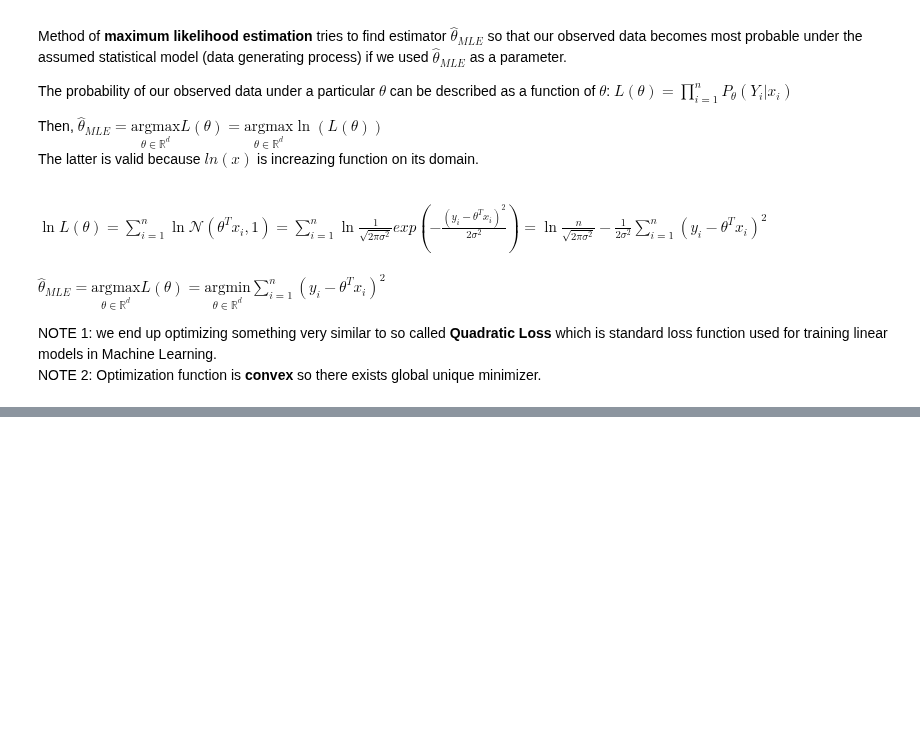
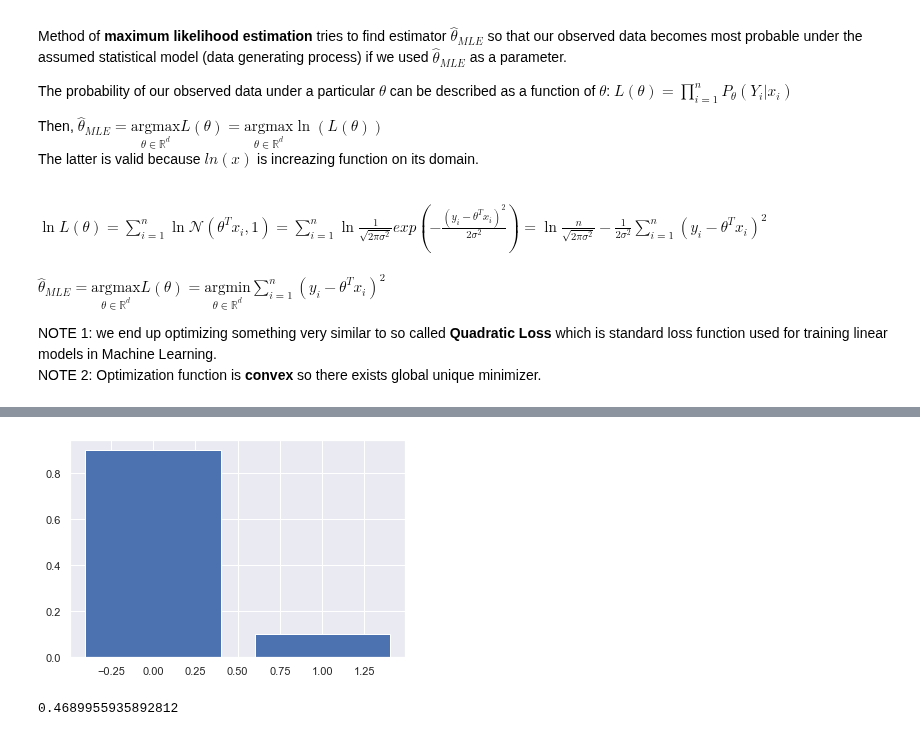
Before and after one commit to MaxinAI/school-of-ai, a Jupyter notebook: statistics.ipynb, the cells around one changed output, grey strips where cells are left out. Saved outputs shown, nothing was run; the diff lists cells and outputs as text; code cells hidden in the pictures; blank space fills up the shorter version.

```diff
--- a/statistics.ipynb
+++ b/statistics.ipynb
@@ -281,0 +335,10 @@ NOTE 2: Optimization function is <b>convex</b> so there exists global unique min
+# %%
+x = [0.9, 0.1]
+
+bar_plot(x)
+# %% [output]
+[figure, added]
+# %%
+entropy(x)
+# %% [output]
+0.4689955935892812
```
Also changed, not shown: parts of 22 cells of this notebook.
